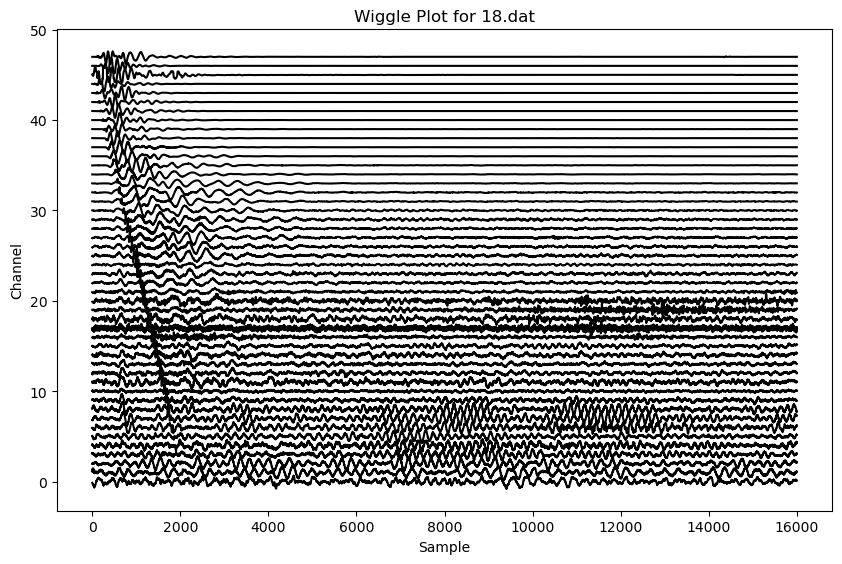
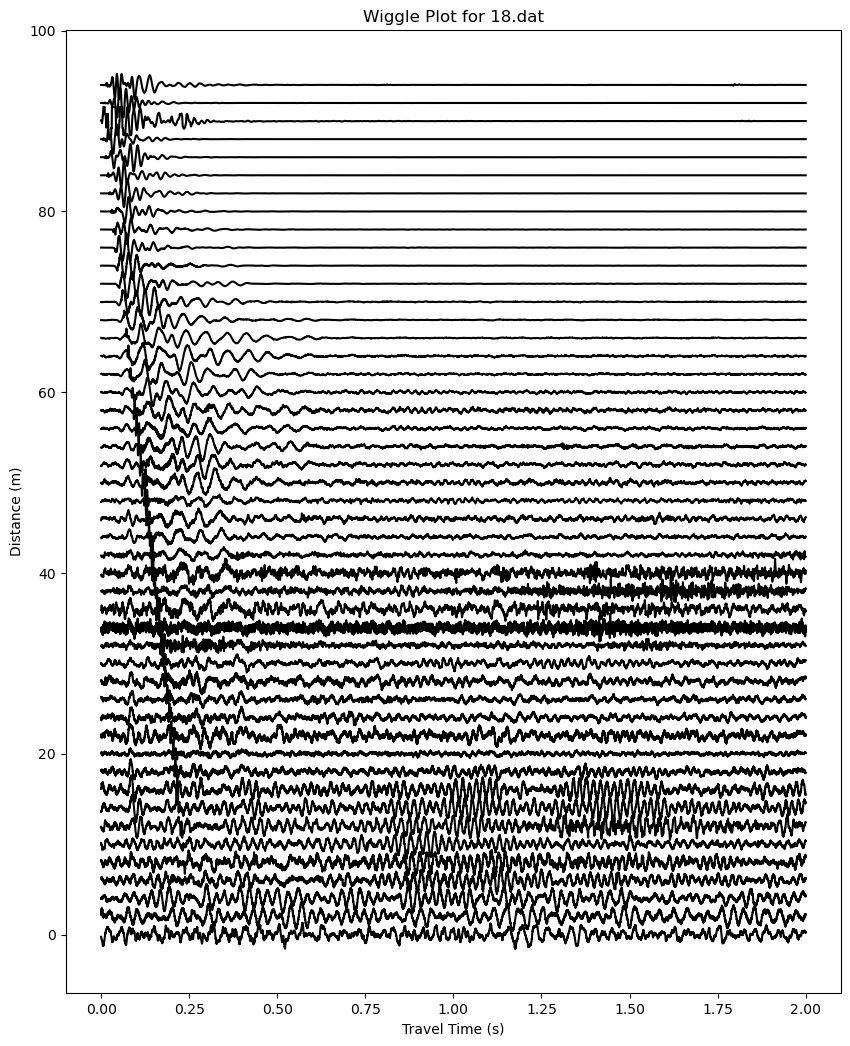
Unified diff of the notebook cell whose output changed from the first chart to the second:
--- before
+++ after
@@ -1,15 +1,18 @@
 # create image with pyplot.
-# y axis of plot should go to (48+2*scale)*separation divided by 8
+# y axis is distance in meters (geophones 2 m apart), x axis is travel time in seconds.
 
 scale = 1
-separation = 1
+separation = 2  # geophones are 2 m apart
+
 plt.figure(figsize=(10, ((48+2*scale)*separation)/8))
 
 for ch in range(48):
-    data=st1[ch].data
-    plt.plot(0.8*separation*data/abs(data).max()+ch*separation, color='black') 
+    tr = st18[ch]
+    data = tr.data
+    times = tr.times()
+    plt.plot(times, 0.8*separation*data/abs(data).max()+ch*separation, color='black')
 
 plt.title("Wiggle Plot for 18.dat")
-plt.xlabel("Sample")
-plt.ylabel("Channel")
+plt.xlabel("Travel Time (s)")
+plt.ylabel("Distance (m)")
 plt.show()

Commit: added more stuff ig